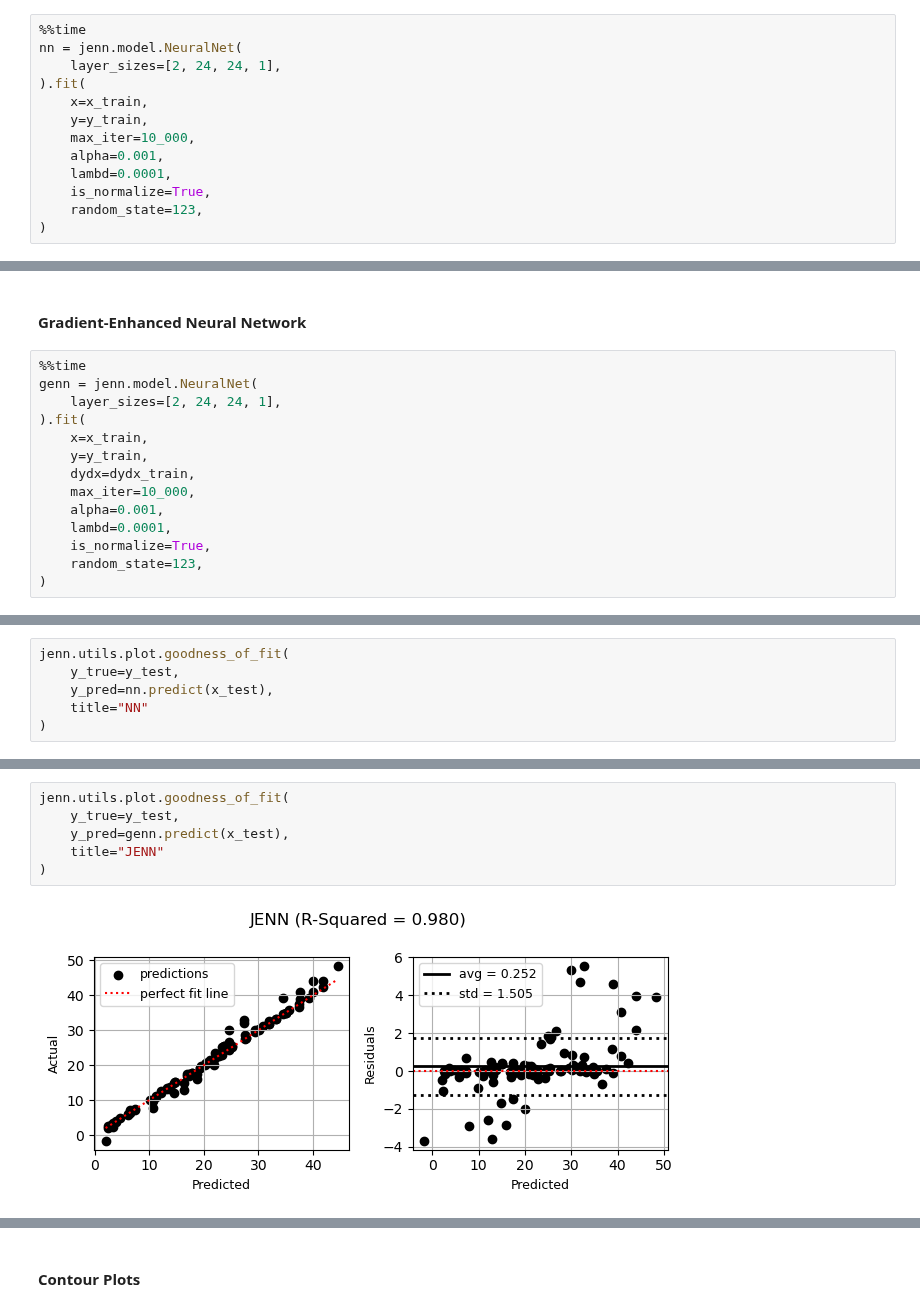
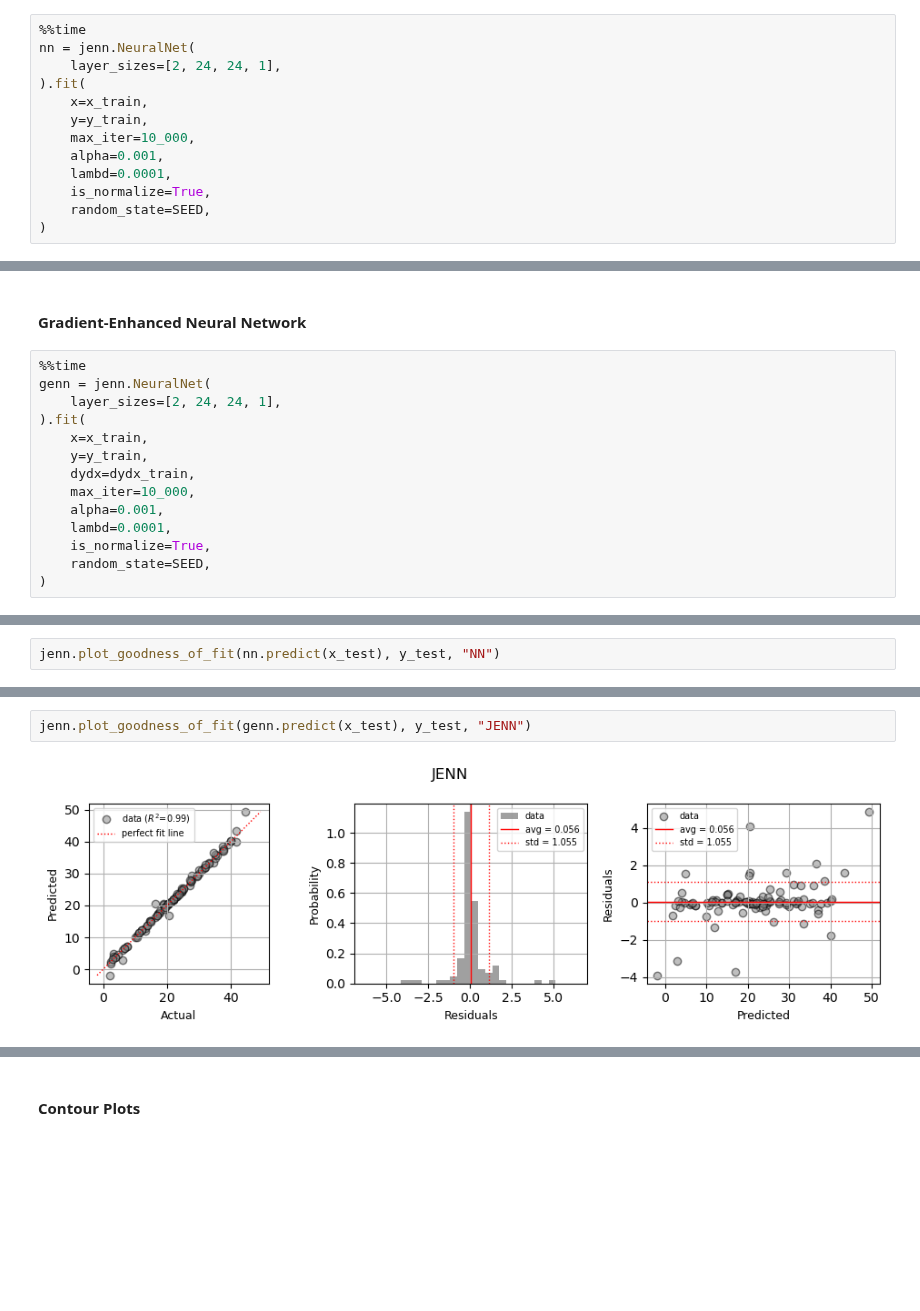
Before and after one commit to shb84/JENN, a Jupyter notebook: docs/examples/demo_2_rastrigin.ipynb, the cells around one changed output, grey strips where cells are left out. Saved outputs shown, nothing was run; the diff lists cells and outputs as text; blank space fills up the shorter version.

```diff
--- a/docs/examples/demo_2_rastrigin.ipynb
+++ b/docs/examples/demo_2_rastrigin.ipynb
@@ -39,7 +42,7 @@ For comparison, let's train two models: a regular neural network and gradient-en
 #### Regular Neural Network
 # %%
 %%time
-nn = jenn.model.NeuralNet(
+nn = jenn.NeuralNet(
     layer_sizes=[2, 24, 24, 1],
 ).fit(
     x=x_train,
@@ -48,6 +51,6 @@ nn = jenn.model.NeuralNet(
     alpha=0.001,
     lambd=0.0001,
     is_normalize=True,
-    random_state=123,
+    random_state=SEED,
 )
 # %% [output]
@@ -57,7 +60,7 @@ Wall time: 1.94 s
 #### Gradient-Enhanced Neural Network
 # %%
 %%time
-genn = jenn.model.NeuralNet(
+genn = jenn.NeuralNet(
     layer_sizes=[2, 24, 24, 1],
 ).fit(
     x=x_train,
@@ -67,6 +70,6 @@ genn = jenn.model.NeuralNet(
     alpha=0.001,
     lambd=0.0001,
     is_normalize=True,
-    random_state=123,
+    random_state=SEED,
 )
 # %% [output]
@@ -89,7 +86,3 @@ Upon convergence, let's check how well the model generalizes on test data. All e
 # %%
-jenn.utils.plot.goodness_of_fit(
-    y_true=y_test,
-    y_pred=nn.predict(x_test),
-    title="NN"
-)
+jenn.plot_goodness_of_fit(nn.predict(x_test), y_test, "NN")
 # %% [output]
@@ -97,8 +90,4 @@ jenn.utils.plot.goodness_of_fit(
 # %%
-jenn.utils.plot.goodness_of_fit(
-    y_true=y_test,
-    y_pred=genn.predict(x_test),
-    title="JENN"
-)
+jenn.plot_goodness_of_fit(genn.predict(x_test), y_test, "JENN")
 # %% [output]
-[figure, old version]
+[figure, new version]
```
Also changed, not shown: parts of 17 cells of this notebook, 31 other files.
